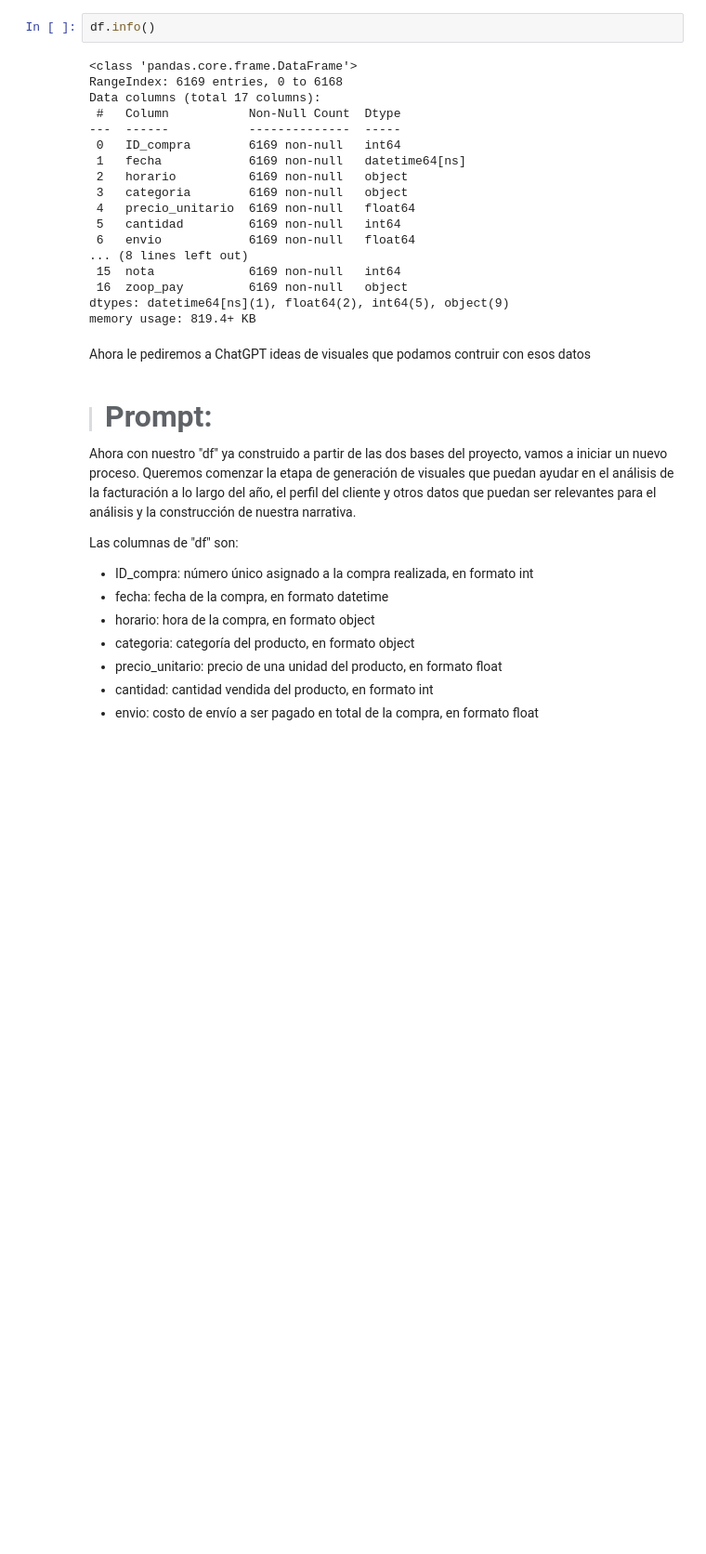
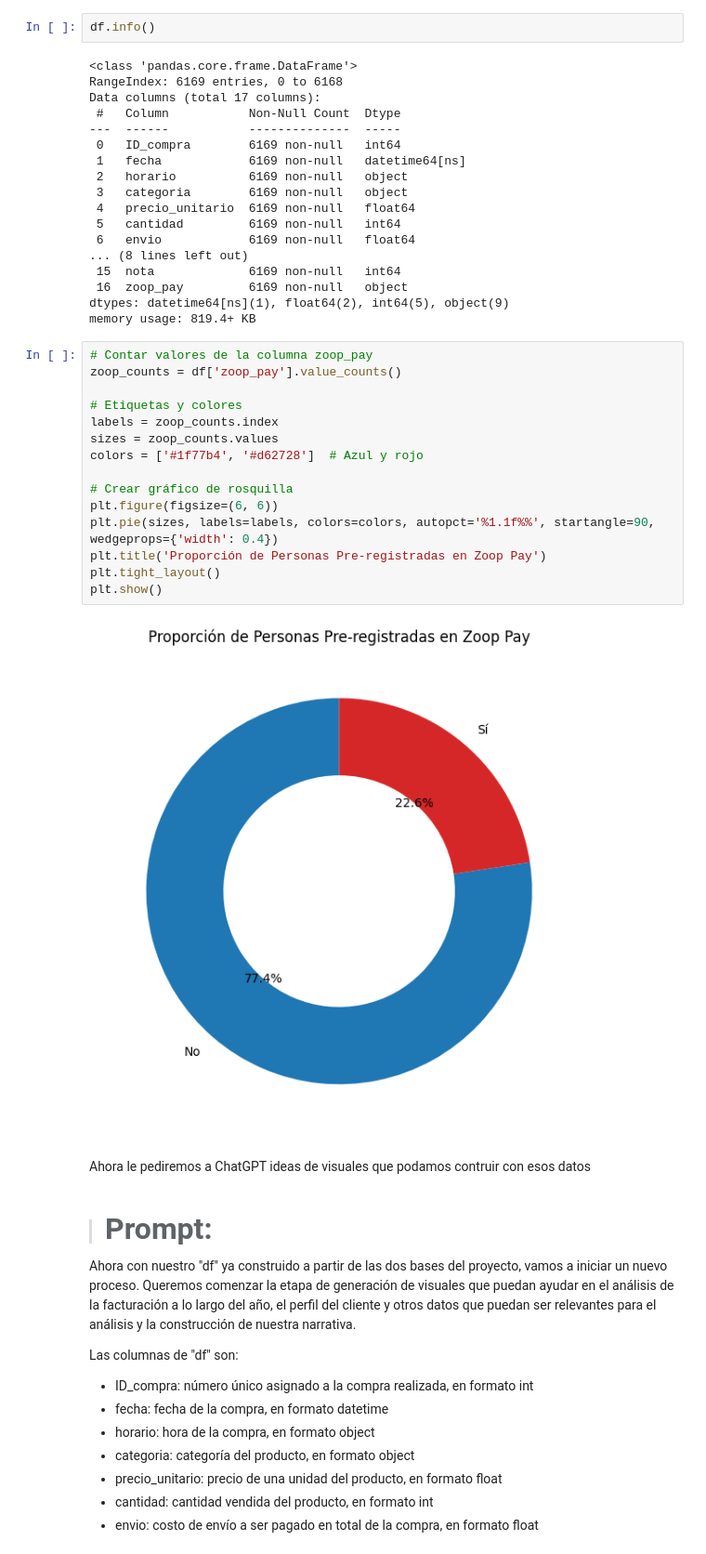
Before and after one commit to AndresCMontejo/IA_Aplicada_a_Ciencia_de_datos, a Jupyter notebook: IA_aplicada_a_ciencia_de_datos.ipynb, the cells around one changed output. Shown at 93% size. Cells and saved outputs as stored; diff of their text form; blank space fills up the shorter version.

```diff
--- a/IA_aplicada_a_ciencia_de_datos.ipynb
+++ b/IA_aplicada_a_ciencia_de_datos.ipynb
@@ -424,6 +424,23 @@ Data columns (total 17 columns):
  16  zoop_pay         6169 non-null   object
 dtypes: datetime64[ns](1), float64(2), int64(5), object(9)
 memory usage: 819.4+ KB
+# %%
+# Contar valores de la columna zoop_pay
+zoop_counts = df['zoop_pay'].value_counts()
+
+# Etiquetas y colores
+labels = zoop_counts.index
+sizes = zoop_counts.values
+colors = ['#1f77b4', '#d62728']  # Azul y rojo
+
+# Crear gráfico de rosquilla
+plt.figure(figsize=(6, 6))
+plt.pie(sizes, labels=labels, colors=colors, autopct='%1.1f%%', startangle=90, wedgeprops={'width': 0.4})
+plt.title('Proporción de Personas Pre-registradas en Zoop Pay')
+plt.tight_layout()
+plt.show()
+# %% [output]
+[figure, added]
 # %% [markdown]
 Ahora le pediremos a ChatGPT ideas de visuales que podamos contruir con esos datos
 # %% [markdown]
```
Also changed, not shown: parts of 1 cell of this notebook.
